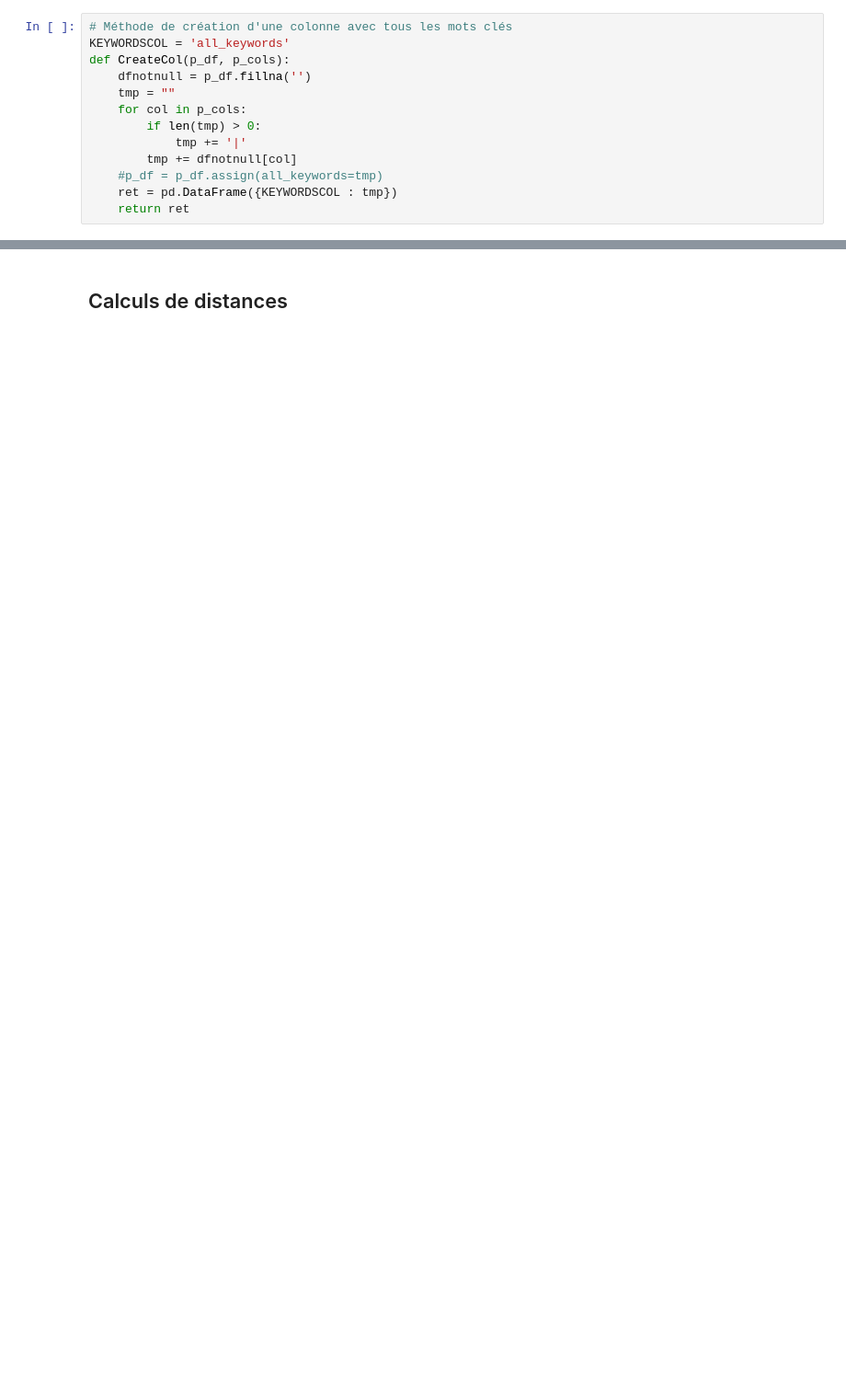
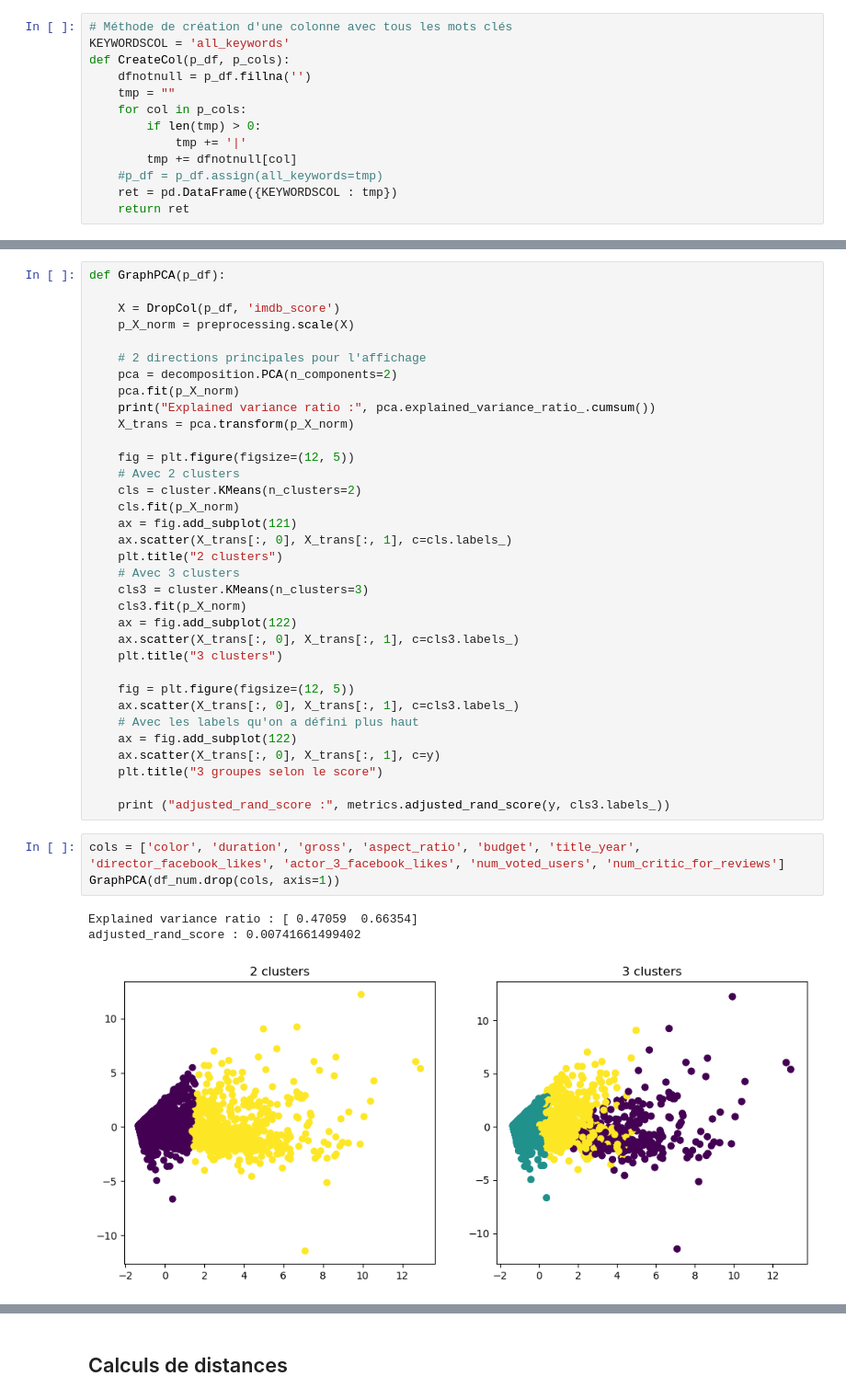
Before and after one commit to morganscao/Projet3, a Jupyter notebook: Notebooks/Projet2 - Modelisation.ipynb, the cells around one changed output, grey strips where cells are left out. Shown at 92% size. Drawn from its saved outputs; the diff is of its cells as text; blank space fills up the shorter version.

```diff
--- a/Notebooks/Projet2 - Modelisation.ipynb
+++ b/Notebooks/Projet2 - Modelisation.ipynb
@@ -169,0 +172,41 @@ print (df_num.shape)
+# %%
+def GraphPCA(p_df):
+
+    X = DropCol(p_df, 'imdb_score')
+    p_X_norm = preprocessing.scale(X)
+
+    # 2 directions principales pour l'affichage
+    pca = decomposition.PCA(n_components=2)
+    pca.fit(p_X_norm)
+    print("Explained variance ratio :", pca.explained_variance_ratio_.cumsum())
+    X_trans = pca.transform(p_X_norm)
+
+    fig = plt.figure(figsize=(12, 5))
+    # Avec 2 clusters
+    cls = cluster.KMeans(n_clusters=2)
+    cls.fit(p_X_norm)
+    ax = fig.add_subplot(121)
+    ax.scatter(X_trans[:, 0], X_trans[:, 1], c=cls.labels_)
+    plt.title("2 clusters")
+    # Avec 3 clusters
+    cls3 = cluster.KMeans(n_clusters=3)
+    cls3.fit(p_X_norm)
+    ax = fig.add_subplot(122)
+    ax.scatter(X_trans[:, 0], X_trans[:, 1], c=cls3.labels_)
+    plt.title("3 clusters")
+
+    fig = plt.figure(figsize=(12, 5))
+    ax.scatter(X_trans[:, 0], X_trans[:, 1], c=cls3.labels_)
+    # Avec les labels qu'on a défini plus haut
+    ax = fig.add_subplot(122)
+    ax.scatter(X_trans[:, 0], X_trans[:, 1], c=y)
+    plt.title("3 groupes selon le score")
+
+    print ("adjusted_rand_score :", metrics.adjusted_rand_score(y, cls3.labels_))
+# %%
+cols = ['color', 'duration', 'gross', 'aspect_ratio', 'budget', 'title_year', 'director_facebook_likes', 'actor_3_facebook_likes', 'num_voted_users', 'num_critic_for_reviews']
+GraphPCA(df_num.drop(cols, axis=1))
+# %% [output]
+Explained variance ratio : [ 0.47059  0.66354]
+adjusted_rand_score : 0.00741661499402
+[figure, added]
```
Also changed, not shown: parts of 71 cells of this notebook, 4 other files.
